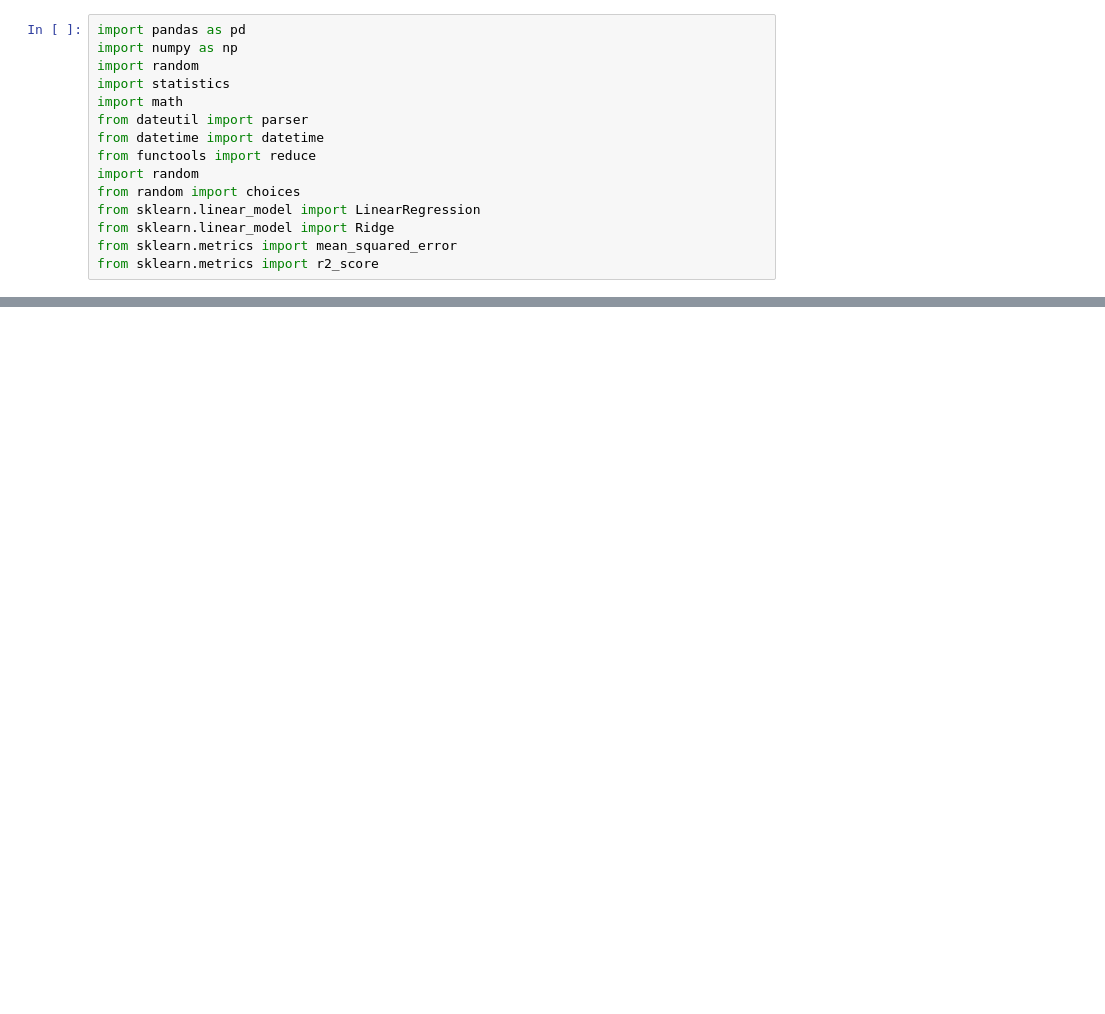
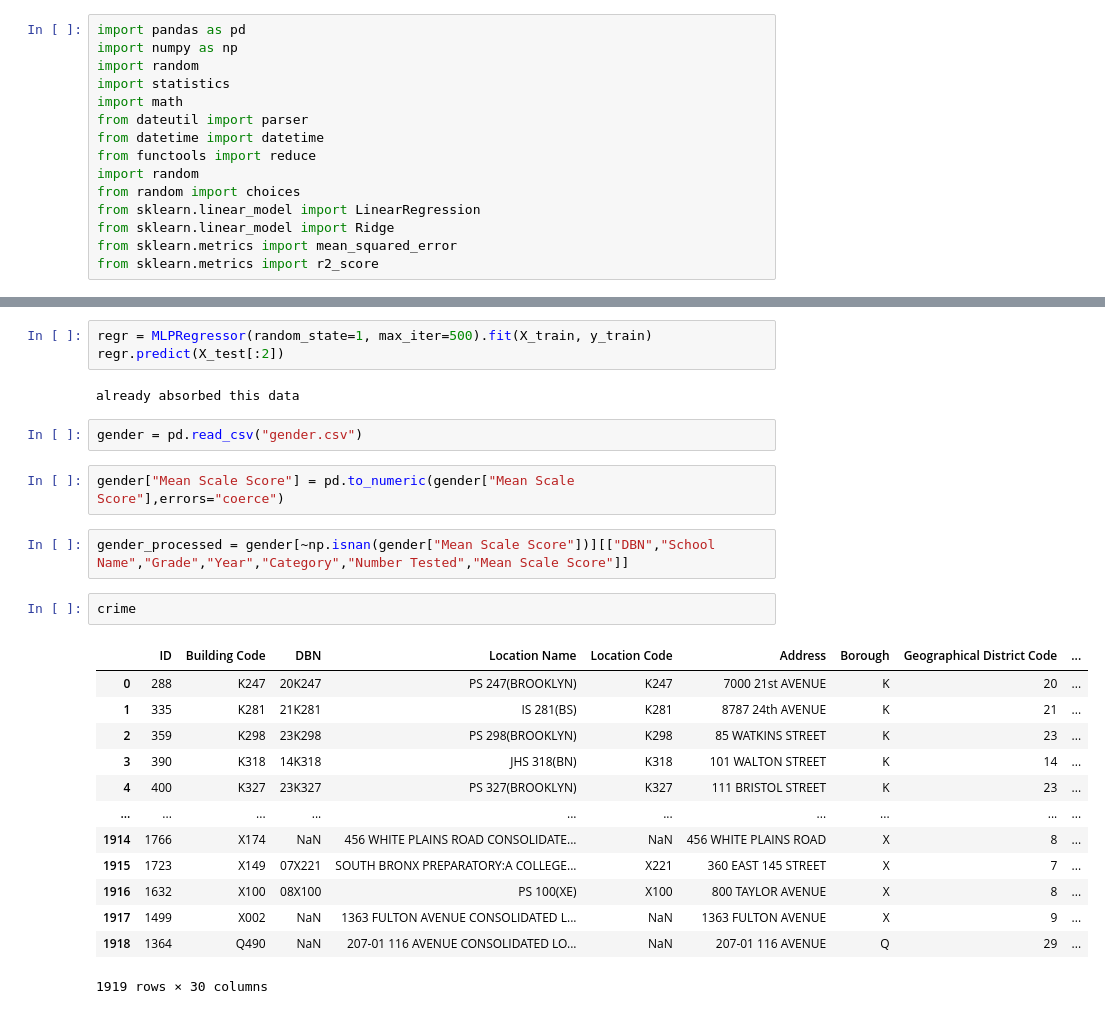
Before and after one commit to primkey7607/factorizedlearn, a Jupyter notebook: Untitled1.ipynb, the cells around one changed output, grey strips where cells are left out. Cells and saved outputs as stored; diff of their text form; blank space fills up the shorter version.

```diff
--- a/Untitled1.ipynb
+++ b/Untitled1.ipynb
@@ -405,0 +841,27 @@ gender_test.data
+# %%
+regr = MLPRegressor(random_state=1, max_iter=500).fit(X_train, y_train)
+regr.predict(X_test[:2])
+# %% [output]
+already absorbed this data
+# %%
+gender = pd.read_csv("gender.csv")
+# %%
+gender["Mean Scale Score"] = pd.to_numeric(gender["Mean Scale Score"],errors="coerce")
+# %%
+gender_processed = gender[~np.isnan(gender["Mean Scale Score"])][["DBN","School Name","Grade","Year","Category","Number Tested","Mean Scale Score"]]
+# %%
+crime
+# %% [output]
+|  | ID | Building Code | DBN | Location Name | Location Code | Address | Borough | Geographical District Code | ... |
+| 0 | 288 | K247 | 20K247 | PS 247(BROOKLYN) | K247 | 7000 21st AVENUE | K | 20 | ... |
+| 1 | 335 | K281 | 21K281 | IS 281(BS) | K281 | 8787 24th AVENUE | K | 21 | ... |
+| 2 | 359 | K298 | 23K298 | PS 298(BROOKLYN) | K298 | 85 WATKINS STREET | K | 23 | ... |
+| 3 | 390 | K318 | 14K318 | JHS 318(BN) | K318 | 101 WALTON STREET | K | 14 | ... |
+| 4 | 400 | K327 | 23K327 | PS 327(BROOKLYN) | K327 | 111 BRISTOL STREET | K | 23 | ... |
+| ... | ... | ... | ... | ... | ... | ... | ... | ... | ... |
+| 1914 | 1766 | X174 | NaN | 456 WHITE PLAINS ROAD CONSOLIDATE... | NaN | 456 WHITE PLAINS ROAD | X | 8 | ... |
+| 1915 | 1723 | X149 | 07X221 | SOUTH BRONX PREPARATORY:A COLLEGE... | X221 | 360 EAST 145 STREET | X | 7 | ... |
+| 1916 | 1632 | X100 | 08X100 | PS 100(XE) | X100 | 800 TAYLOR AVENUE | X | 8 | ... |
+| 1917 | 1499 | X002 | NaN | 1363 FULTON AVENUE CONSOLIDATED L... | NaN | 1363 FULTON AVENUE | X | 9 | ... |
+| 1918 | 1364 | Q490 | NaN | 207-01 116 AVENUE CONSOLIDATED LO... | NaN | 207-01 116 AVENUE | Q | 29 | ... |
+1919 rows × 30 columns
```
Also changed, not shown: parts of 55 cells of this notebook, 12 other files.
